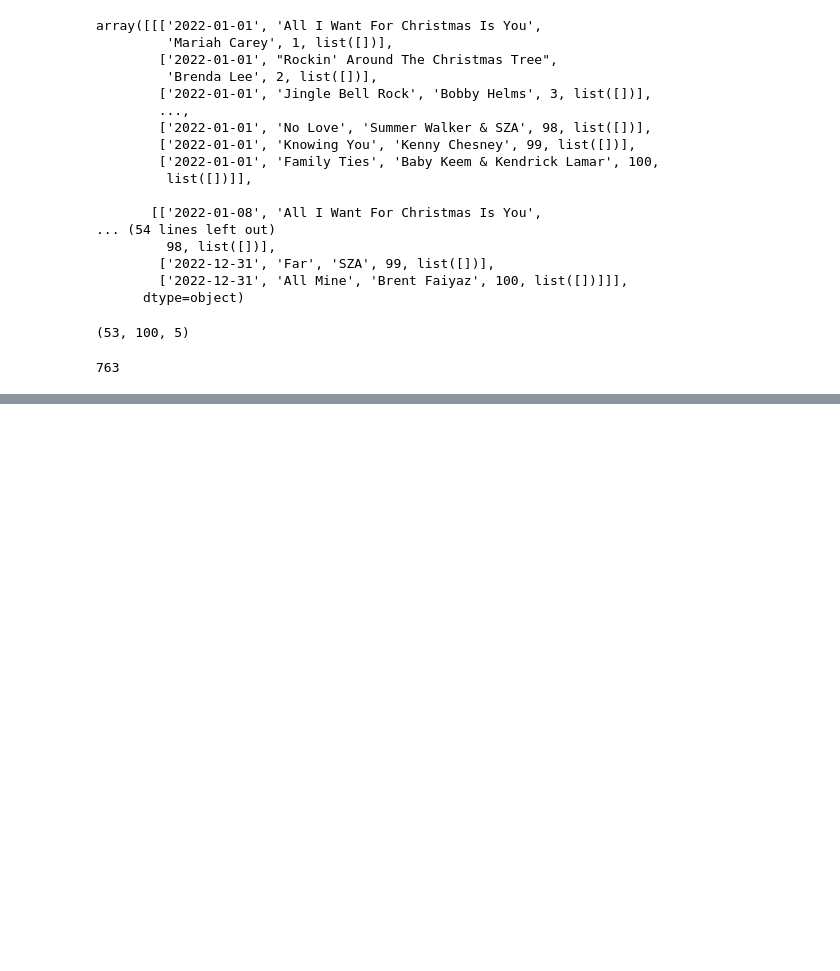
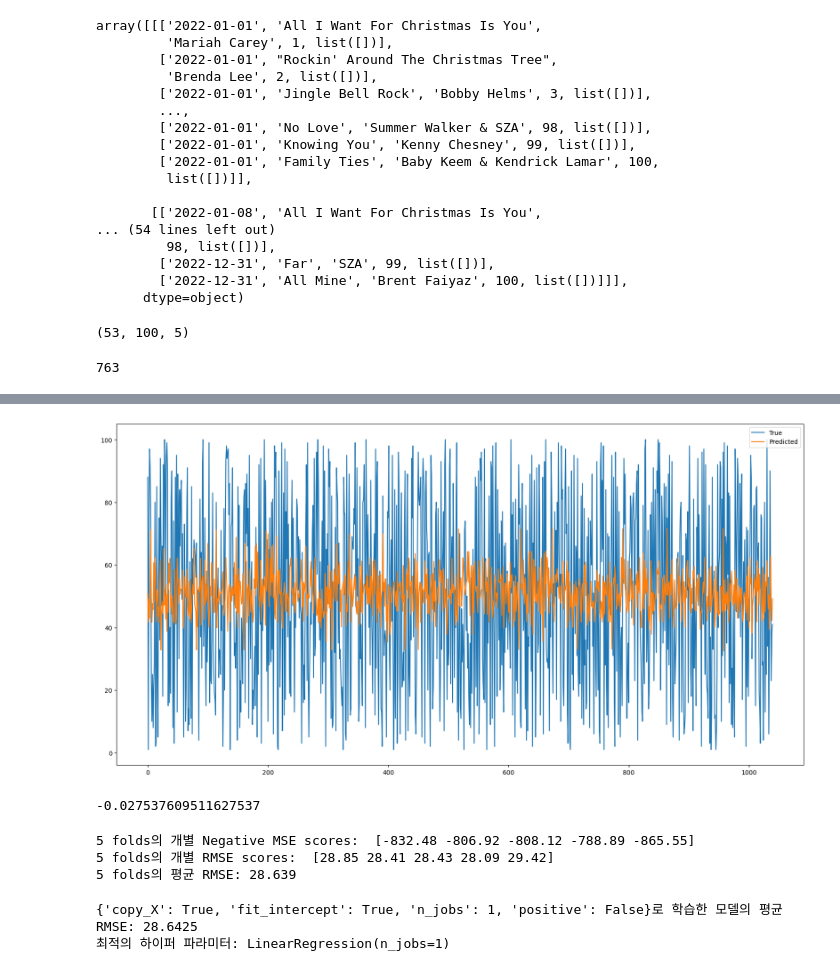
Before and after one commit to CG05/BillboardAnalitics, a Jupyter notebook: modeltest/test2022.ipynb, the cells around one changed output, grey strips where cells are left out. Drawn from its saved outputs; the diff is of its cells as text; code cells hidden in the pictures; blank space fills up the shorter version.

```diff
--- a/modeltest/test2022.ipynb
+++ b/modeltest/test2022.ipynb
@@ -222,0 +307,22 @@ KeyError: 'All I Want For Christmas Is You-Mariah Carey'
+# %%
+from random import shuffle
+
+def create_sequences(dataframe, label):
+    Xs, ys = [], []
+    curday = datetime(2022, 1, 1)
+    dayformat = curday.strftime('%Y-%m-%d')
+    for idx in dataframe.index:
+        if idx != dayformat:
+            X = dataframe.loc[dayformat].values
+            y = label.loc[dayformat].values
+
+            s = np.arange(X.shape[0])
+            np.random.shuffle(s)
+            X = X[s]
+            y = y[s]
+
+            Xs.append(X)
+            ys.append(y)
+            dayformat = idx
+
+    return np.array(Xs, dtype=object), np.array(ys, dtype=object)
@@ -222,0 +344,4 @@ KeyError: 'All I Want For Christmas Is You-Mariah Carey'
+# %%
+from sklearn.model_selection import train_test_split
+
+X_train, X_test, y_train, y_test = train_test_split(X, y, test_size=0.2, shuffle=False)
@@ -222,0 +415,28 @@ KeyError: 'All I Want For Christmas Is You-Mariah Carey'
+# %%
+# 원 자료와 예측값의 시각화
+import matplotlib.pyplot as plt
+
+plt.figure(figsize=(20, 10))
+plt.plot(y_test, label='True')
+
+plt.plot(y_pred, label='Predicted')
+plt.legend()
+plt.show()
+# %% [output]
+[figure, added]
+# %%
+model.score(X_test, y_test)
+# %% [output]
+-0.027537609511627537
+# %%
+neg_mse_scores = cross_val_score(model, X, y, scoring='neg_mean_squared_error', cv=5)
+rmse_scores = np.sqrt(-1 * neg_mse_scores)
+avg_rmse = np.mean(rmse_scores)
+
+print('5 folds의 개별 Negative MSE scores: ', np.round(neg_mse_scores, 2))
+print('5 folds의 개별 RMSE scores: ', np.round(rmse_scores, 2))
+print('5 folds의 평균 RMSE: {0:.3f}'.format(avg_rmse))
+# %% [output]
+5 folds의 개별 Negative MSE scores:  [-832.48 -806.92 -808.12 -788.89 -865.55]
+5 folds의 개별 RMSE scores:  [28.85 28.41 28.43 28.09 29.42]
+5 folds의 평균 RMSE: 28.639
@@ -222,0 +453,6 @@ KeyError: 'All I Want For Christmas Is You-Mariah Carey'
+# %%
+params = {'copy_X': [True, False], 'fit_intercept': [True, False], 'n_jobs': [1, -1], 'positive': [True, False]}
+get_best_params(model, params, X, y)
+# %% [output]
+{'copy_X': True, 'fit_intercept': True, 'n_jobs': 1, 'positive': False}로 학습한 모델의 평균 RMSE: 28.6425
+최적의 하이퍼 파라미터: LinearRegression(n_jobs=1)
```
Also changed, not shown: parts of 22 cells of this notebook.
